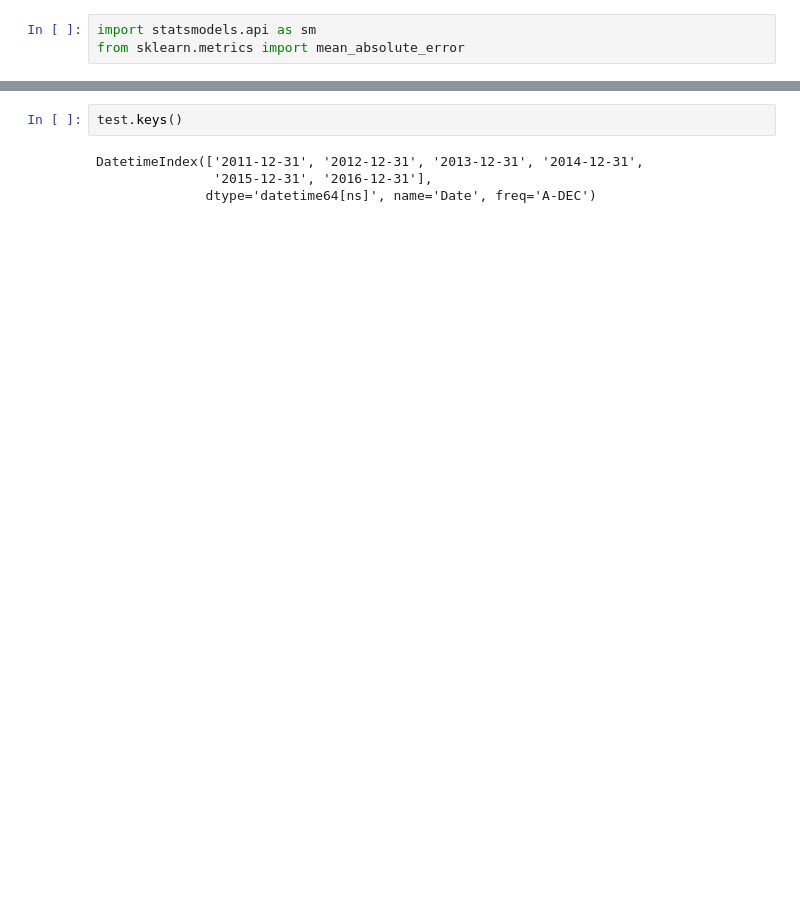
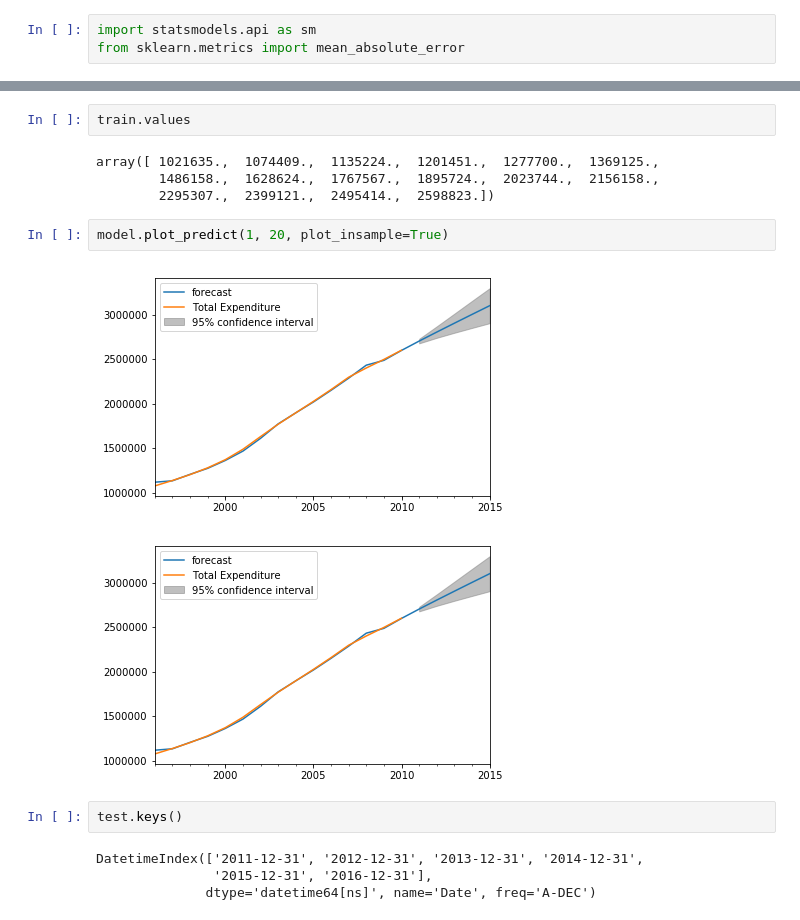
Before and after one commit to judesgit/GA-Data_Science, a Jupyter notebook: projects/final-project/Jude Nwosu -- GA Project -- HealthCare Final Project.ipynb, the cells around one changed output, grey strips where cells are left out. Saved outputs shown, nothing was run; the diff lists cells and outputs as text; blank space fills up the shorter version.

```diff
--- a/projects/final-project/Jude Nwosu -- GA Project -- HealthCare Final Project.ipynb
+++ b/projects/final-project/Jude Nwosu -- GA Project -- HealthCare Final Project.ipynb
@@ -187,3 +230,14 @@ ValueError: Found input variables with inconsistent numbers of samples: [6, 4]
+# %%
+train.values
+# %% [output]
+array([ 1021635.,  1074409.,  1135224.,  1201451.,  1277700.,  1369125.,
+        1486158.,  1628624.,  1767567.,  1895724.,  2023744.,  2156158.,
+        2295307.,  2399121.,  2495414.,  2598823.])
+# %%
+model.plot_predict(1, 20, plot_insample=True)
+# %% [output]
+[figure, added]
+[figure, added]
 # %%
 test.keys()
 # %% [output]
```
Also changed, not shown: parts of 23 cells of this notebook.
